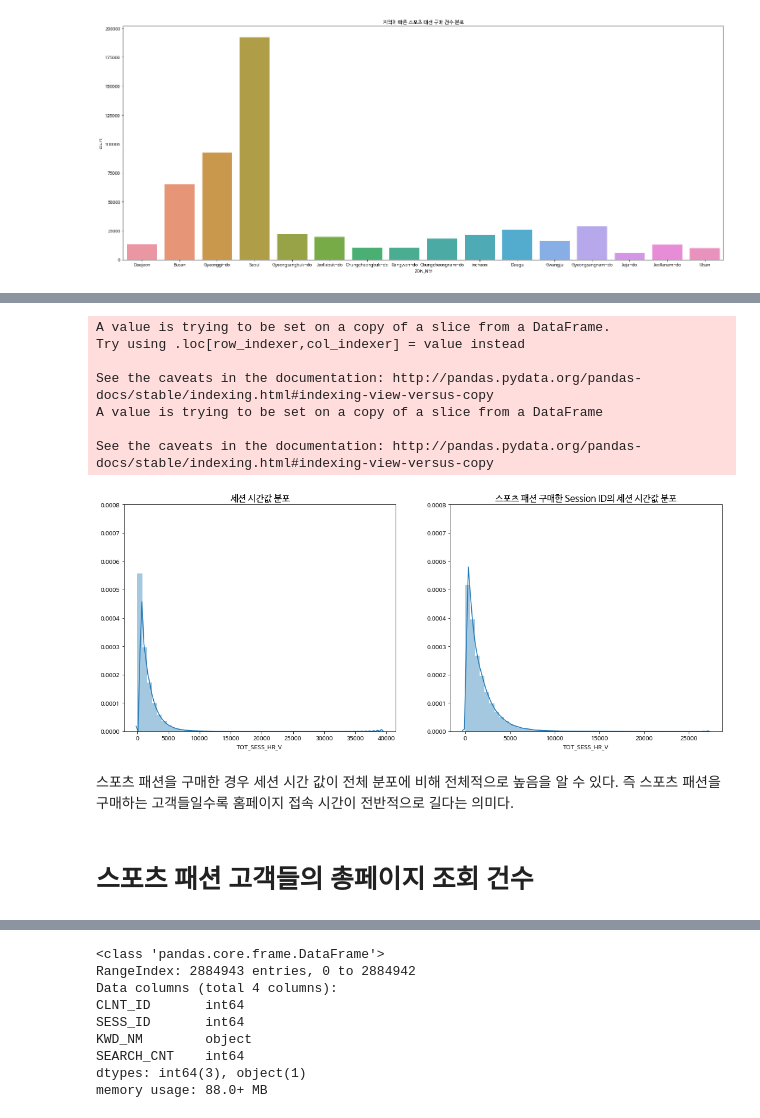
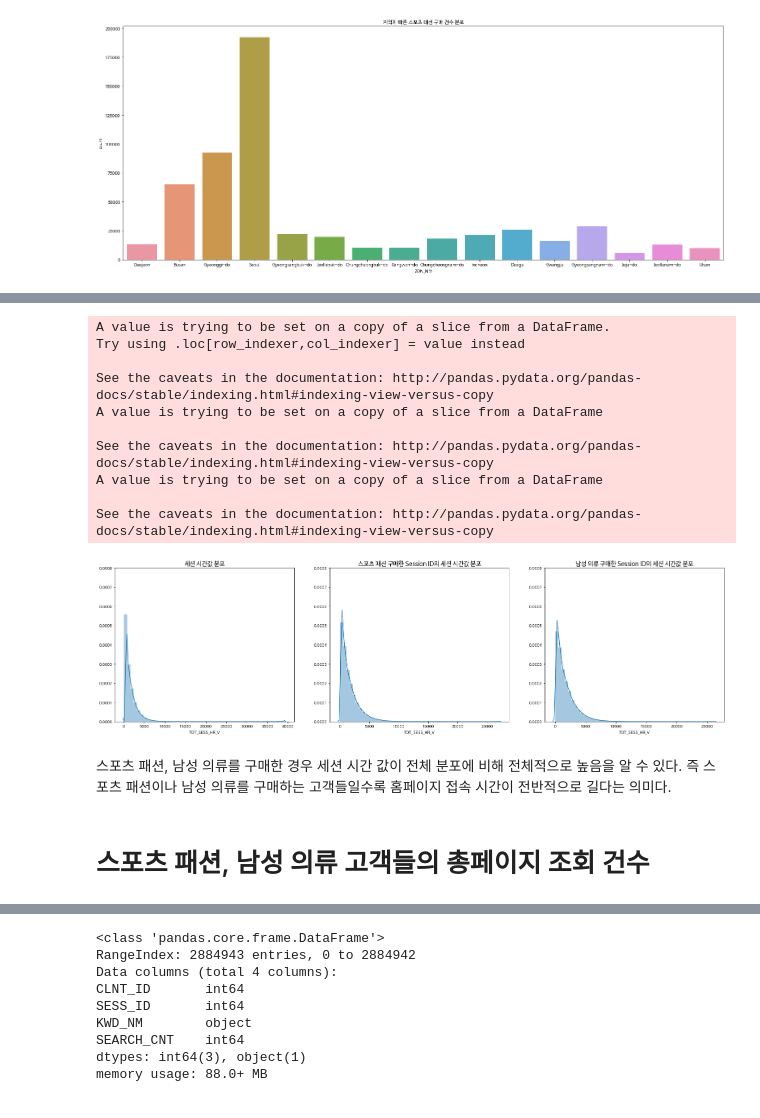
Before and after one commit to seohyunchoi123/L_Point-Competition, a Jupyter notebook: EDA.ipynb, the cells around one changed output, grey strips where cells are left out. Saved outputs shown, nothing was run; the diff lists cells and outputs as text; code cells hidden in the pictures.

```diff
--- a/EDA.ipynb
+++ b/EDA.ipynb
@@ -489,32 +493,43 @@ prod_mas_sess.head()
 # %%
-f, ax = plt.subplots(1, 2, figsize = (18,7))
+f, ax = plt.subplots(1, 3, figsize = (27,7))
 
 data = buy_cnt_sess_merged[~buy_cnt_sess_merged['TOT_SESS_HR_V'].isnull()]
 data['TOT_SESS_HR_V'] = data['TOT_SESS_HR_V'].apply(lambda x: int(str(x).replace(',','')))
 ax[0].set_title("세션 시간값 분포", fontsize=15)
 ax[0].set_ylim(0, 0.0008)
 sns.distplot(data['TOT_SESS_HR_V'], ax=ax[0])
 
 data = prod_mas_sess[prod_mas_sess['CLAC1_NM']=='스포츠패션']
 data.dropna(inplace=True) # na 약 2307개 존재
 data = data[['CLNT_ID', 'SESS_ID', 'TOT_SESS_HR_V']].groupby(['CLNT_ID', 'SESS_ID']).first()
 data['TOT_SESS_HR_V'] = data['TOT_SESS_HR_V'].apply(lambda x: int(str(x).replace(',','')))
 ax[1].set_title("스포츠 패션 구매한 Session ID의 세션 시간값 분포", fontsize=15)
 ax[1].set_ylim(0, 0.0008)
 sns.distplot(data['TOT_SESS_HR_V'], ax=ax[1])
 
+data = prod_mas_sess[prod_mas_sess['CLAC1_NM']=='남성의류']
+data.dropna(inplace=True) # na 약 2307개 존재
+data = data[['CLNT_ID', 'SESS_ID', 'TOT_SESS_HR_V']].groupby(['CLNT_ID', 'SESS_ID']).first()
+data['TOT_SESS_HR_V'] = data['TOT_SESS_HR_V'].apply(lambda x: int(str(x).replace(',','')))
+ax[2].set_title("남성 의류 구매한 Session ID의 세션 시간값 분포", fontsize=15)
+ax[2].set_ylim(0, 0.0008)
+sns.distplot(data['TOT_SESS_HR_V'], ax=ax[2])
+
 plt.show()
 # %% [output]
 A value is trying to be set on a copy of a slice from a DataFrame.
 Try using .loc[row_indexer,col_indexer] = value instead
 
 See the caveats in the documentation: http://pandas.pydata.org/pandas-docs/stable/indexing.html#indexing-view-versus-copy
 A value is trying to be set on a copy of a slice from a DataFrame
 
 See the caveats in the documentation: http://pandas.pydata.org/pandas-docs/stable/indexing.html#indexing-view-versus-copy
+A value is trying to be set on a copy of a slice from a DataFrame
+
+See the caveats in the documentation: http://pandas.pydata.org/pandas-docs/stable/indexing.html#indexing-view-versus-copy
-[figure, old version]
+[figure, new version]
 # %% [markdown]
-스포츠 패션을 구매한 경우 세션 시간 값이 전체 분포에 비해 전체적으로 높음을 알 수 있다. 즉 스포츠 패션을 구매하는 고객들일수록 홈페이지 접속 시간이 전반적으로 길다는 의미다.
+스포츠 패션, 남성 의류를 구매한 경우 세션 시간 값이 전체 분포에 비해 전체적으로 높음을 알 수 있다. 즉 스포츠 패션이나 남성 의류를 구매하는 고객들일수록 홈페이지 접속 시간이 전반적으로 길다는 의미다.
 # %% [markdown]
-# 스포츠 패션 고객들의 총페이지 조회 건수
+# 스포츠 패션, 남성 의류 고객들의 총페이지 조회 건수
 # %%
```
Also changed, not shown: parts of 21 cells of this notebook.
